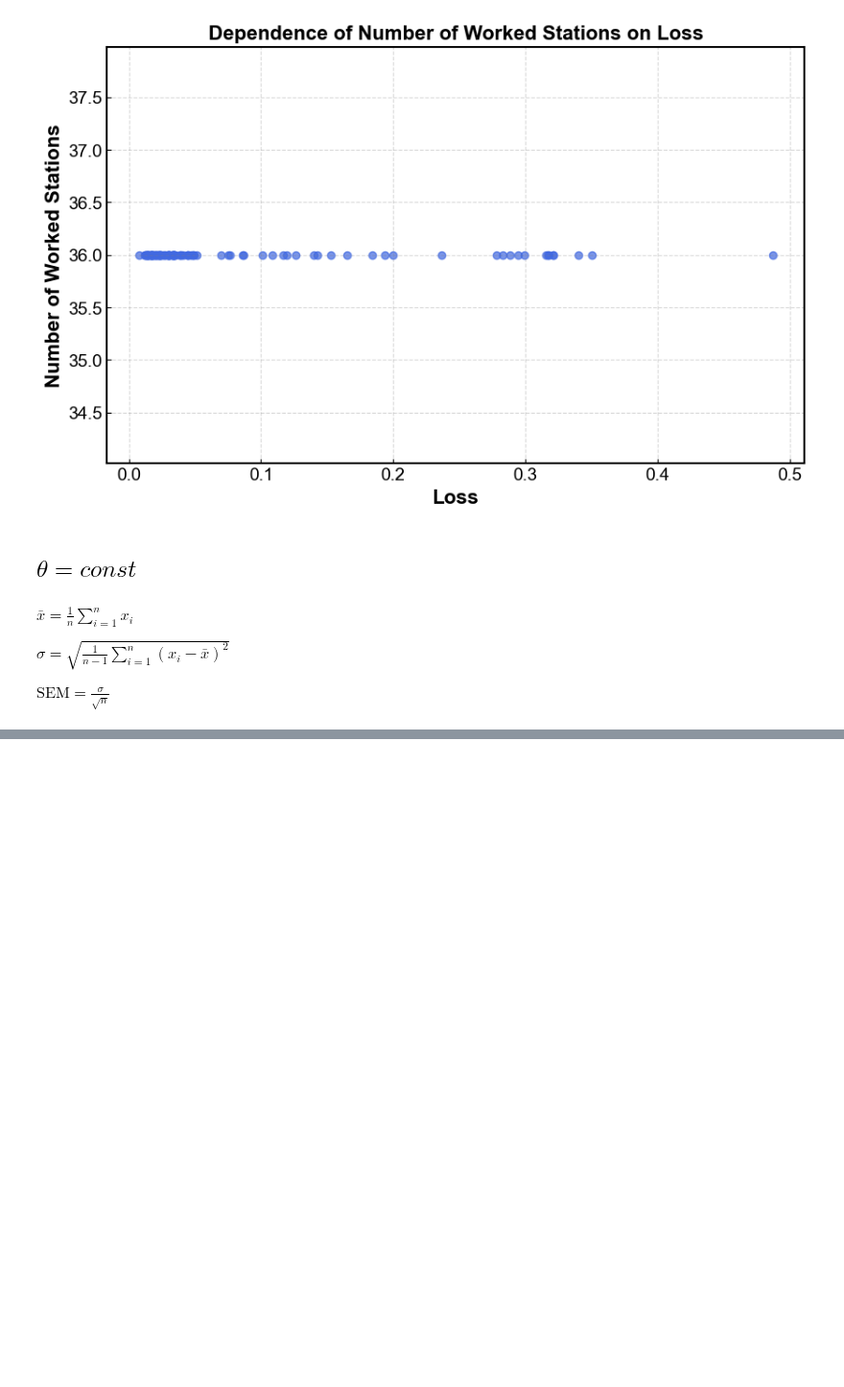
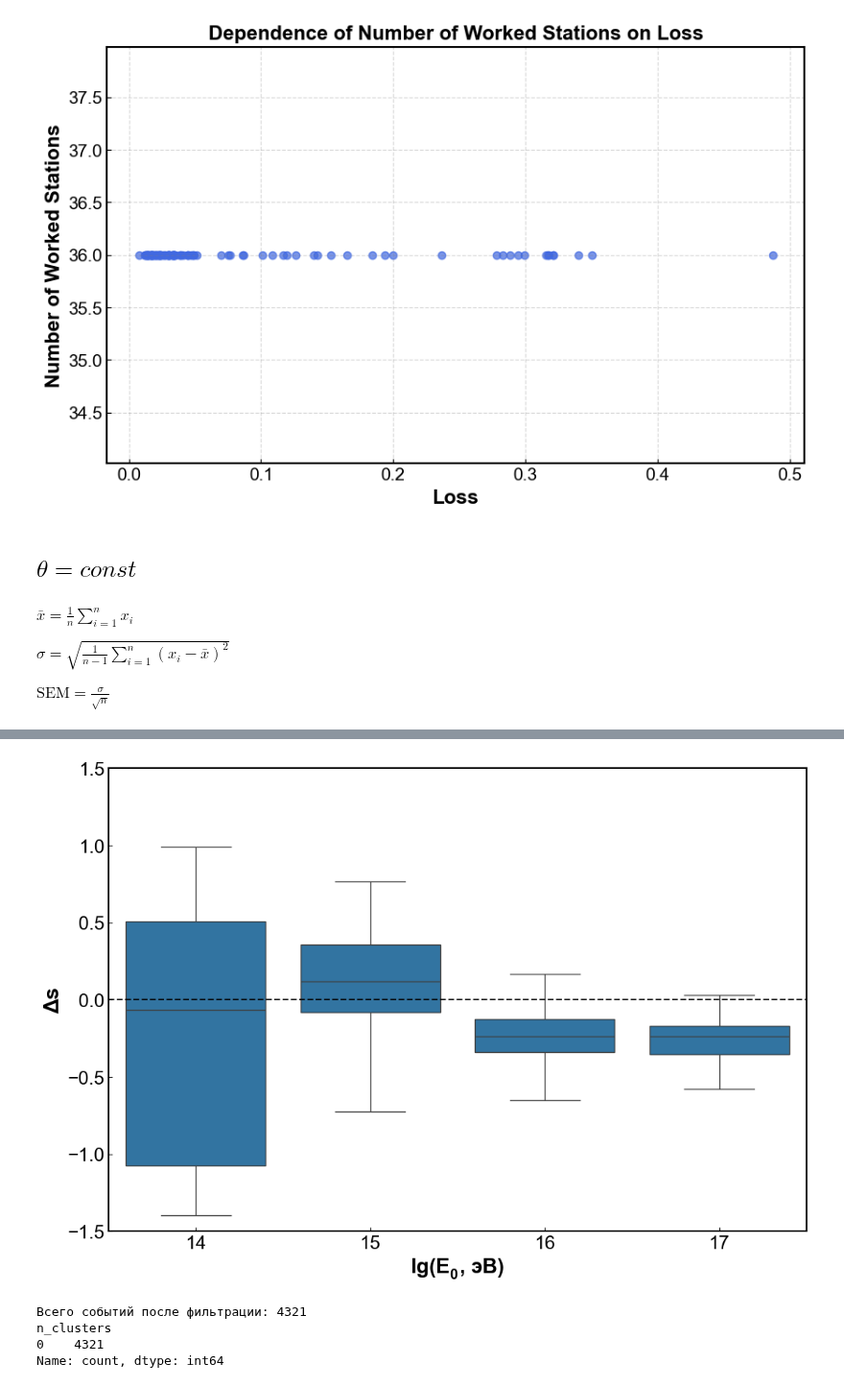
Before and after one commit to matalhim/sdf, a Jupyter notebook: modeling_parameters/reconstruction/notebooks/result_visualization.ipynb, the cells around one changed output, grey strips where cells are left out. Shown at 96% size. Saved outputs shown, nothing was run; the diff lists cells and outputs as text; code cells hidden in the pictures; blank space fills up the shorter version.

```diff
--- a/modeling_parameters/reconstruction/notebooks/result_visualization.ipynb
+++ b/modeling_parameters/reconstruction/notebooks/result_visualization.ipynb
@@ -263,0 +284,10 @@ plt.show()
+# %%
+plt.figure(figsize=(12, 8))
+sns.boxplot(data=df, x="E0", y="delta_s", showfliers=False)
+plt.ylim(-1.5, 1.5)
+plt.axhline(0, color="black", linestyle="--", alpha=0.9)
+plt.xlabel(r"$lg(E_0$, эВ)")
+plt.ylabel(r"$\Delta s$")
+plt.show()
+# %% [output]
+[figure, added]
@@ -263,0 +296,8 @@ plt.show()
+# %%
+print(f"Всего событий после фильтрации: {len(df_filtered)}")
+print(df_filtered['n_clusters'].value_counts())
+# %% [output]
+Всего событий после фильтрации: 4321
+n_clusters
+0    4321
+Name: count, dtype: int64
```
Also changed, not shown: parts of 10 cells of this notebook.
